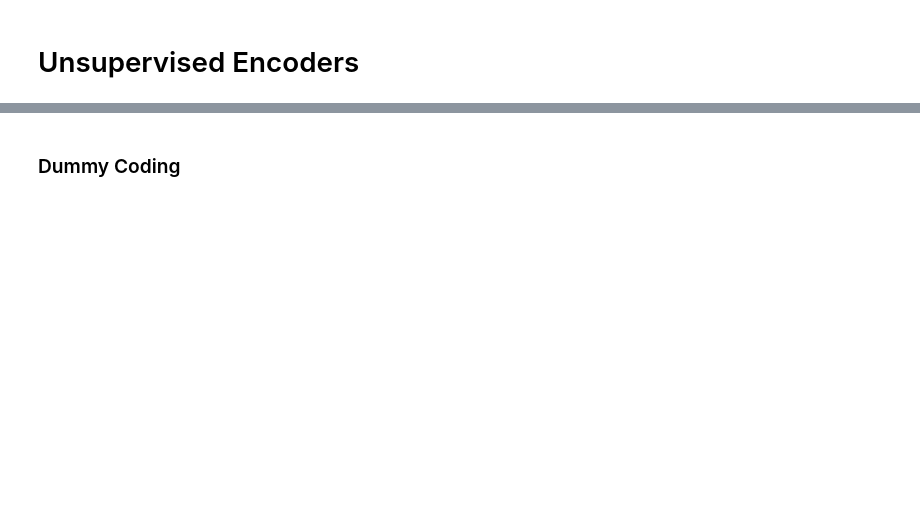
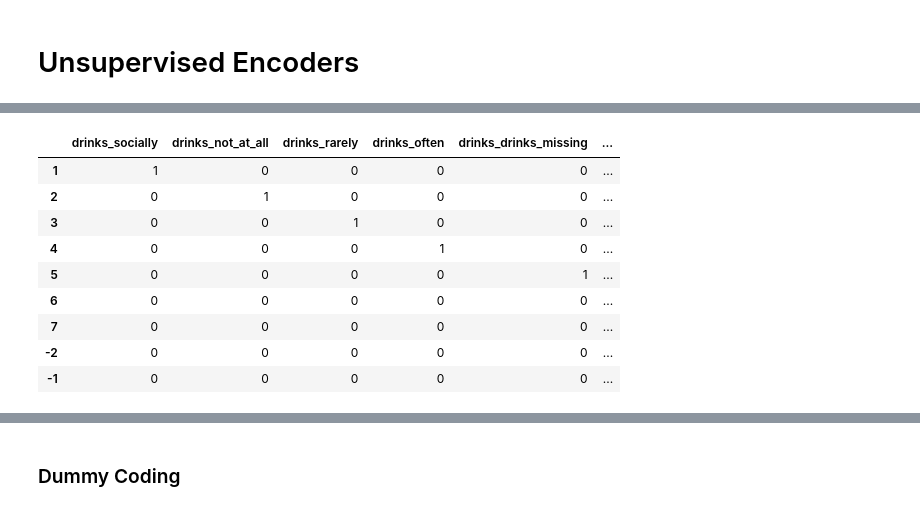
Before and after one commit to jimmynkim/DAEM, a Jupyter notebook: DAEM23_05.ipynb, the cells around one changed output, grey strips where cells are left out. Drawn from its saved outputs; the diff is of its cells as text; code cells hidden in the pictures; blank space fills up the shorter version.

```diff
--- a/DAEM23_05.ipynb
+++ b/DAEM23_05.ipynb
@@ -820,3 +900,16 @@ col = 'drinks'
+# %%
+onehot_enc.mapping[0]['mapping'] # nan, missing 열이 추가되어 -2, -1 인덱스도 추가됨
+# %% [output]
+|  | drinks_socially | drinks_not_at_all | drinks_rarely | drinks_often | drinks_drinks_missing | ... |
+| 1 | 1 | 0 | 0 | 0 | 0 | ... |
+| 2 | 0 | 1 | 0 | 0 | 0 | ... |
+| 3 | 0 | 0 | 1 | 0 | 0 | ... |
+| 4 | 0 | 0 | 0 | 1 | 0 | ... |
+| 5 | 0 | 0 | 0 | 0 | 1 | ... |
+| 6 | 0 | 0 | 0 | 0 | 0 | ... |
+| 7 | 0 | 0 | 0 | 0 | 0 | ... |
+| -2 | 0 | 0 | 0 | 0 | 0 | ... |
+| -1 | 0 | 0 | 0 | 0 | 0 | ... |
 # %%
 ex_enc = OneHotEncoder(use_cat_names=True)
 ex_map = ex_enc.fit_transform(df_test)
```
Also changed, not shown: parts of 42 cells of this notebook.
